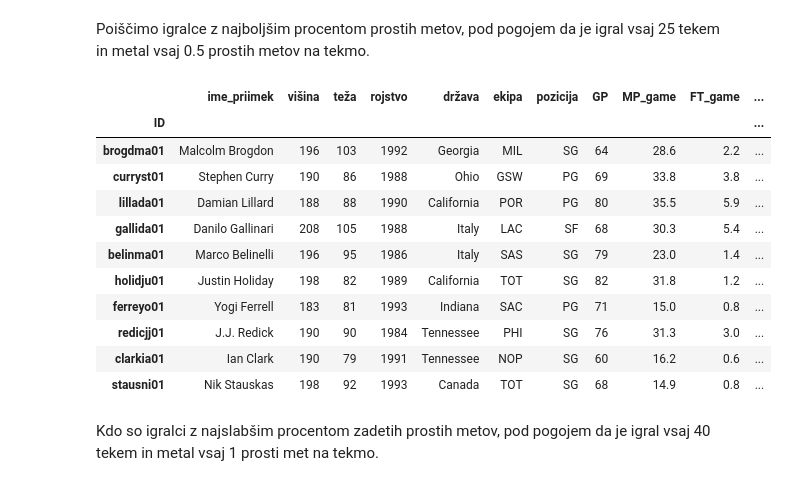
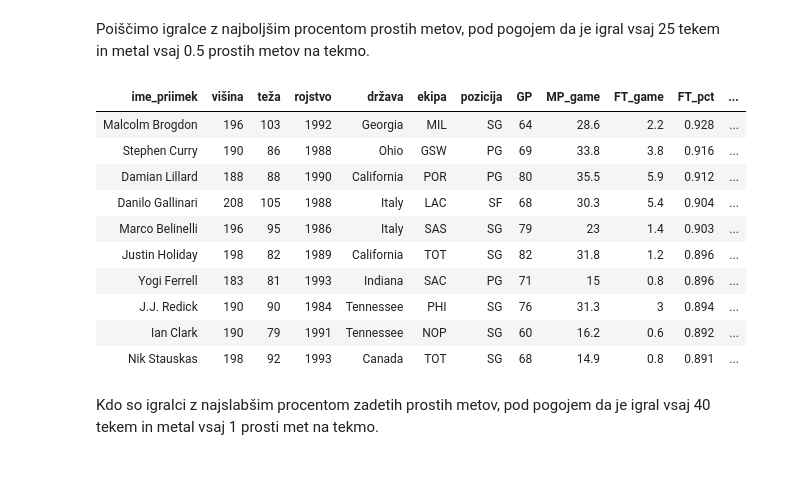
Before and after one commit to 1marcelspehonja/Programiranje-1-projekt, a Jupyter notebook: prikaz_podatkov.ipynb, the cells around one changed output. Cells and saved outputs as stored; diff of their text form; code cells hidden in the pictures.

```diff
--- a/prikaz_podatkov.ipynb
+++ b/prikaz_podatkov.ipynb
@@ -159,20 +172,20 @@ Poiščimo igralce z najboljšim procentom prostih metov, pod pogojem da je igra
 # %%
 podatki_surovo[(podatki_surovo.GP >= 25) &
         (podatki_surovo.FT_game >= 0.5)][['ime_priimek', 'višina', 'teža', 'rojstvo', 'država', 'ekipa', 'pozicija',
-                                  'GP', 'MP_game', 'FT_game', 'FT_pct', 'PPG']].sort_values('FT_pct', ascending = False).head(10)
+                                  'GP', 'MP_game', 'FT_game', 'FT_pct', 'PPG']
+                                        ].sort_values('FT_pct', ascending = False).head(10).style.hide_index()
 # %% [output]
-|  | ime_priimek | višina | teža | rojstvo | država | ekipa | pozicija | GP | MP_game | FT_game | ... |
-| ID |  |  |  |  |  |  |  |  |  |  | ... |
-| brogdma01 | Malcolm Brogdon | 196 | 103 | 1992 | Georgia | MIL | SG | 64 | 28.6 | 2.2 | ... |
-| curryst01 | Stephen Curry | 190 | 86 | 1988 | Ohio | GSW | PG | 69 | 33.8 | 3.8 | ... |
-| lillada01 | Damian Lillard | 188 | 88 | 1990 | California | POR | PG | 80 | 35.5 | 5.9 | ... |
-| gallida01 | Danilo Gallinari | 208 | 105 | 1988 | Italy | LAC | SF | 68 | 30.3 | 5.4 | ... |
-| belinma01 | Marco Belinelli | 196 | 95 | 1986 | Italy | SAS | SG | 79 | 23.0 | 1.4 | ... |
-| holidju01 | Justin Holiday | 198 | 82 | 1989 | California | TOT | SG | 82 | 31.8 | 1.2 | ... |
-| ferreyo01 | Yogi Ferrell | 183 | 81 | 1993 | Indiana | SAC | PG | 71 | 15.0 | 0.8 | ... |
-| redicjj01 | J.J. Redick | 190 | 90 | 1984 | Tennessee | PHI | SG | 76 | 31.3 | 3.0 | ... |
-| clarkia01 | Ian Clark | 190 | 79 | 1991 | Tennessee | NOP | SG | 60 | 16.2 | 0.6 | ... |
-| stausni01 | Nik Stauskas | 198 | 92 | 1993 | Canada | TOT | SG | 68 | 14.9 | 0.8 | ... |
+| ime_priimek | višina | teža | rojstvo | država | ekipa | pozicija | GP | MP_game | FT_game | FT_pct | ... |
+| Malcolm Brogdon | 196 | 103 | 1992 | Georgia | MIL | SG | 64 | 28.6 | 2.2 | 0.928 | ... |
+| Stephen Curry | 190 | 86 | 1988 | Ohio | GSW | PG | 69 | 33.8 | 3.8 | 0.916 | ... |
+| Damian Lillard | 188 | 88 | 1990 | California | POR | PG | 80 | 35.5 | 5.9 | 0.912 | ... |
+| Danilo Gallinari | 208 | 105 | 1988 | Italy | LAC | SF | 68 | 30.3 | 5.4 | 0.904 | ... |
+| Marco Belinelli | 196 | 95 | 1986 | Italy | SAS | SG | 79 | 23 | 1.4 | 0.903 | ... |
+| Justin Holiday | 198 | 82 | 1989 | California | TOT | SG | 82 | 31.8 | 1.2 | 0.896 | ... |
+| Yogi Ferrell | 183 | 81 | 1993 | Indiana | SAC | PG | 71 | 15 | 0.8 | 0.896 | ... |
+| J.J. Redick | 190 | 90 | 1984 | Tennessee | PHI | SG | 76 | 31.3 | 3 | 0.894 | ... |
+| Ian Clark | 190 | 79 | 1991 | Tennessee | NOP | SG | 60 | 16.2 | 0.6 | 0.892 | ... |
+| Nik Stauskas | 198 | 92 | 1993 | Canada | TOT | SG | 68 | 14.9 | 0.8 | 0.891 | ... |
 # %% [markdown]
 Kdo so igralci z najslabšim procentom zadetih prostih metov, pod pogojem da je igral vsaj 40 tekem in metal vsaj 1 prosti met na tekmo.
 # %%
```
Also changed, not shown: parts of 12 cells of this notebook.
